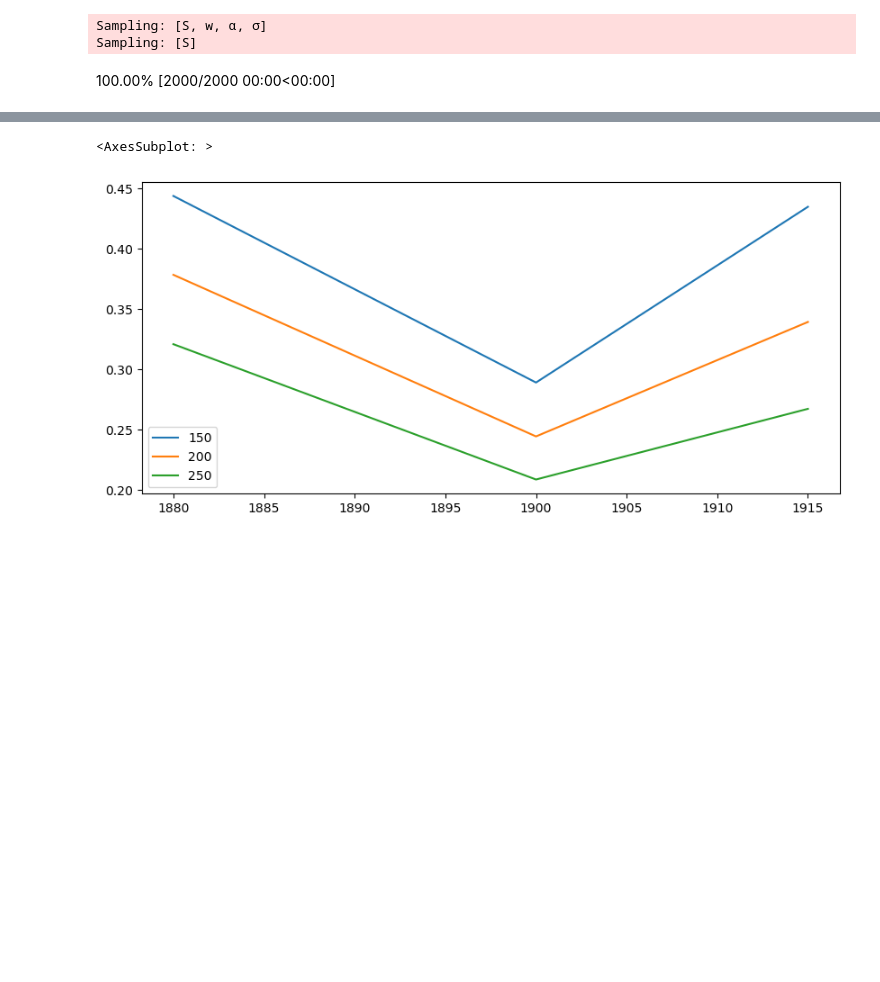
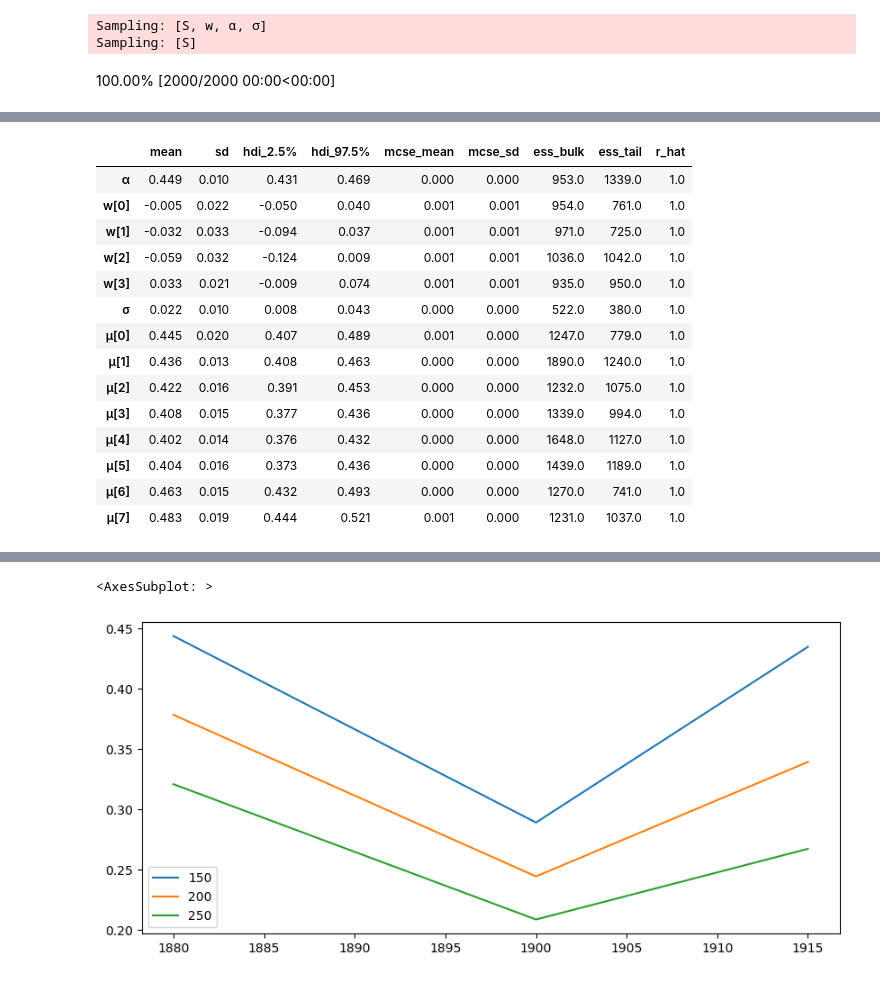
Before and after one commit to AnttiHaerkoenen/spatial_segregation, a Jupyter notebook: notebooks/segregation_change_1880-1915.ipynb, the cells around one changed output, grey strips where cells are left out. Drawn from its saved outputs; the diff is of its cells as text; code cells hidden in the pictures; blank space fills up the shorter version.

```diff
--- a/notebooks/segregation_change_1880-1915.ipynb
+++ b/notebooks/segregation_change_1880-1915.ipynb
@@ -718 +718,19 @@ NUTS: [α, w, σ]
 ... (5 outputs left out)
+# %%
+az.summary(idata, hdi_prob=0.95)
+# %% [output]
+|  | mean | sd | hdi_2.5% | hdi_97.5% | mcse_mean | mcse_sd | ess_bulk | ess_tail | r_hat |
+| α | 0.449 | 0.010 | 0.431 | 0.469 | 0.000 | 0.000 | 953.0 | 1339.0 | 1.0 |
+| w[0] | -0.005 | 0.022 | -0.050 | 0.040 | 0.001 | 0.001 | 954.0 | 761.0 | 1.0 |
+| w[1] | -0.032 | 0.033 | -0.094 | 0.037 | 0.001 | 0.001 | 971.0 | 725.0 | 1.0 |
+| w[2] | -0.059 | 0.032 | -0.124 | 0.009 | 0.001 | 0.001 | 1036.0 | 1042.0 | 1.0 |
+| w[3] | 0.033 | 0.021 | -0.009 | 0.074 | 0.001 | 0.001 | 935.0 | 950.0 | 1.0 |
+| σ | 0.022 | 0.010 | 0.008 | 0.043 | 0.000 | 0.000 | 522.0 | 380.0 | 1.0 |
+| μ[0] | 0.445 | 0.020 | 0.407 | 0.489 | 0.001 | 0.000 | 1247.0 | 779.0 | 1.0 |
+| μ[1] | 0.436 | 0.013 | 0.408 | 0.463 | 0.000 | 0.000 | 1890.0 | 1240.0 | 1.0 |
+| μ[2] | 0.422 | 0.016 | 0.391 | 0.453 | 0.000 | 0.000 | 1232.0 | 1075.0 | 1.0 |
+| μ[3] | 0.408 | 0.015 | 0.377 | 0.436 | 0.000 | 0.000 | 1339.0 | 994.0 | 1.0 |
+| μ[4] | 0.402 | 0.014 | 0.376 | 0.432 | 0.000 | 0.000 | 1648.0 | 1127.0 | 1.0 |
+| μ[5] | 0.404 | 0.016 | 0.373 | 0.436 | 0.000 | 0.000 | 1439.0 | 1189.0 | 1.0 |
+| μ[6] | 0.463 | 0.015 | 0.432 | 0.493 | 0.000 | 0.000 | 1270.0 | 741.0 | 1.0 |
+| μ[7] | 0.483 | 0.019 | 0.444 | 0.521 | 0.001 | 0.000 | 1231.0 | 1037.0 | 1.0 |
```
Also changed, not shown: parts of 18 cells of this notebook, 10 other files.
